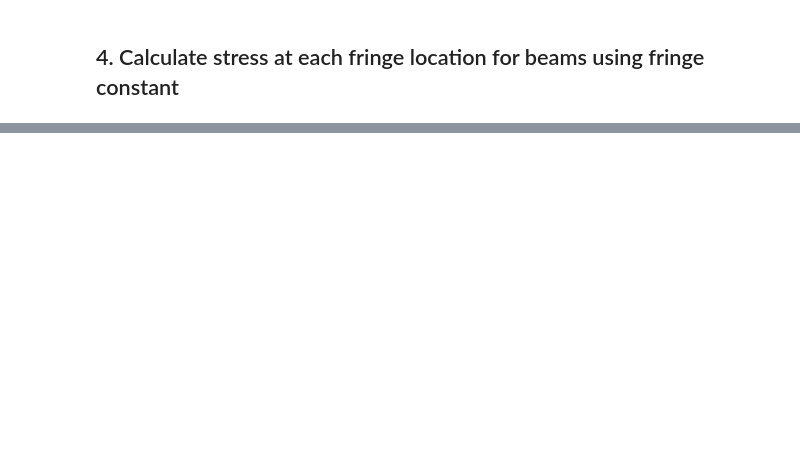
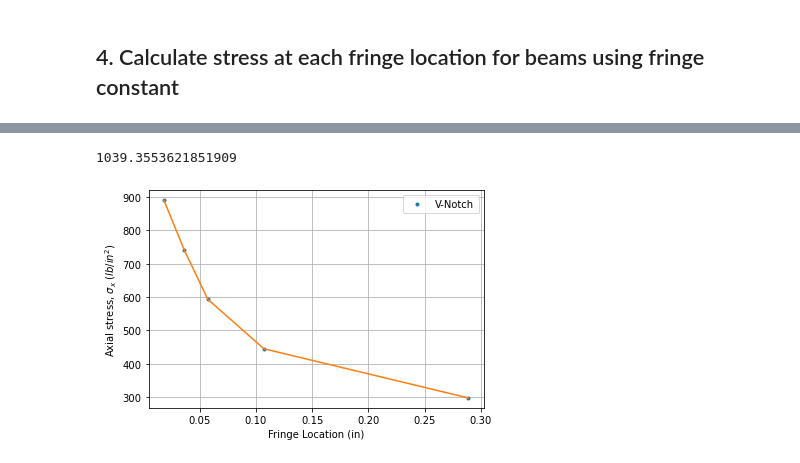
Before and after one commit to shyamthyagarajan/ae461, a Jupyter notebook: Lab 2/Lab 2 Results and Discussion.ipynb, the cells around one changed output, grey strips where cells are left out. Cells and saved outputs as stored; diff of their text form; code cells hidden in the pictures; blank space fills up the shorter version.

```diff
--- a/Lab 2/Lab 2 Results and Discussion.ipynb
+++ b/Lab 2/Lab 2 Results and Discussion.ipynb
@@ -104,0 +164,15 @@ ax1.axhline(0,color='k',linewidth=0.25)
+# %%
+vlocation = np.array([0.289,0.107,0.057,0.036,0.018])
+vstress = np.array([297.719,445.078,593.437,741.797,890.156])
+plt.plot(vlocation, vstress,'.', label="V-Notch")
+o = np.polyfit(vlocation,vstress,4)
+plt.plot(vlocation,o[0]*vlocation**4+o[1]*vlocation**3+o[2]*vlocation**2+o[3]*vlocation+o[4])
+x = o[0]*0**4+o[1]*0**3+o[2]*0**2+o[3]*0**1+o[4]
+plt.xlabel("Fringe Location (in)")
+plt.ylabel("Axial stress, $\sigma_x$ $(lb/in^2)$")
+plt.legend()
+plt.grid()
+x
+# %% [output]
+1039.3553621851909
+[figure, added]
```
Also changed, not shown: parts of 11 cells of this notebook.
